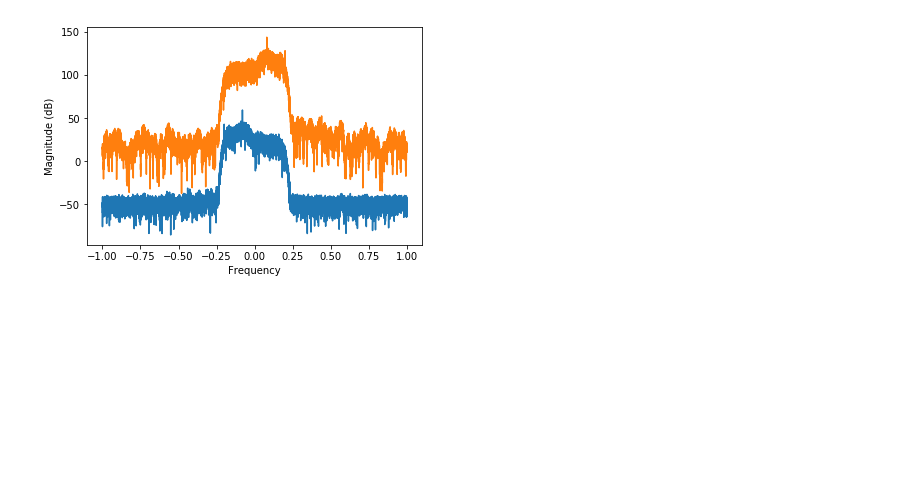
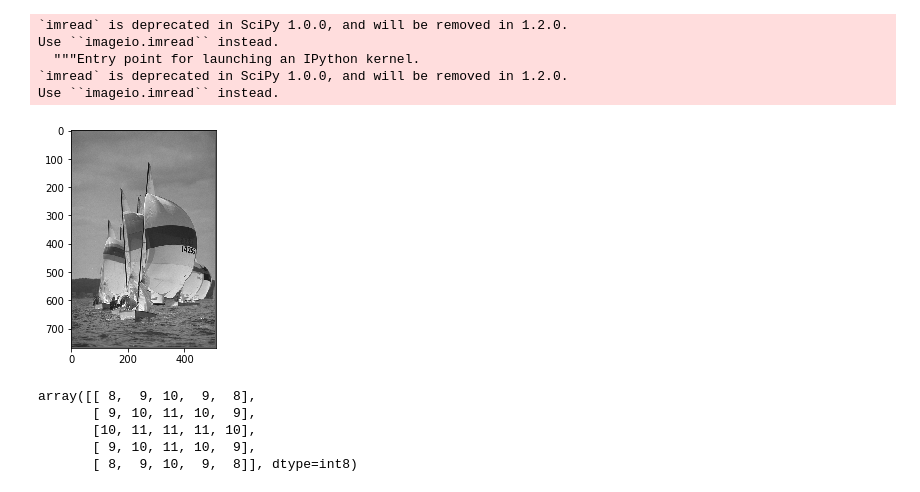
Before and after one commit to Falarick/bonch-dsp-faculty, a Jupyter notebook: Part1/Projects/Convolution/scripts/dump.ipynb, the cells around one changed output. Cells and saved outputs as stored; diff of their text form; code cells hidden in the pictures; blank space fills up the shorter version.

```diff
--- a/Part1/Projects/Convolution/scripts/dump.ipynb
+++ b/Part1/Projects/Convolution/scripts/dump.ipynb
@@ -63,6 +33,0 @@ res = res[:, 0] + 1j  * res[:, 1]
-# %%
-plt.magnitude_spectrum(res, scale='dB')
-plt.magnitude_spectrum(np.convolve(S[:, 0] + 1j * S[:, 1], QF), scale='dB')
-plt.show()
-# %% [output]
-[figure, removed]
@@ -68,0 +37,14 @@ plt.show()
+# %%
+female = misc.imread("../data/female.png")
+sail = misc.imread("../data/sail.png")
+# %% [output]
+`imread` is deprecated in SciPy 1.0.0, and will be removed in 1.2.0.
+Use ``imageio.imread`` instead.
+  """Entry point for launching an IPython kernel.
+`imread` is deprecated in SciPy 1.0.0, and will be removed in 1.2.0.
+Use ``imageio.imread`` instead.
+# %%
+plt.imshow(sail, cmap='gray', vmin=0, vmax=255)
+plt.show()
+# %% [output]
+[figure, added]
@@ -68,0 +81,8 @@ plt.show()
+# %%
+gauss
+# %% [output]
+array([[ 8,  9, 10,  9,  8],
+       [ 9, 10, 11, 10,  9],
+       [10, 11, 11, 11, 10],
+       [ 9, 10, 11, 10,  9],
+       [ 8,  9, 10,  9,  8]], dtype=int8)
```
Also changed, not shown: parts of 15 cells of this notebook, 29 other files.
